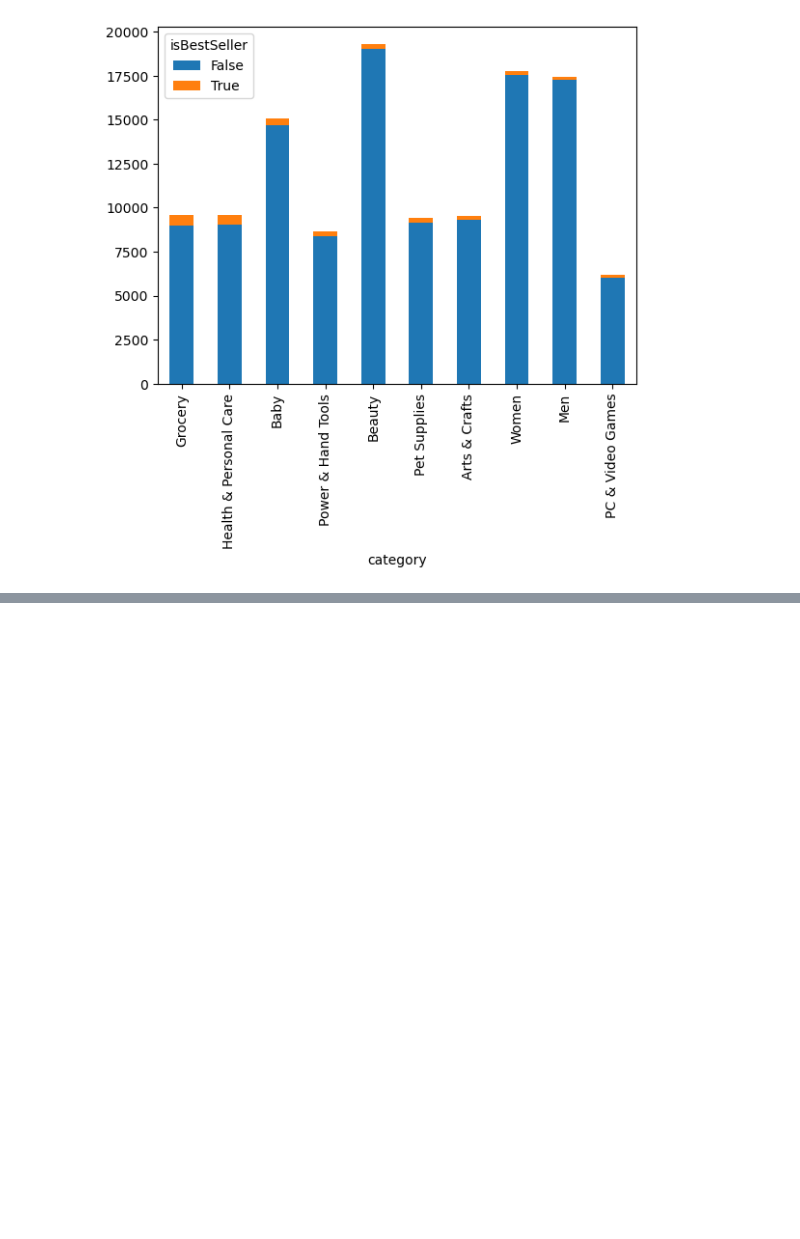
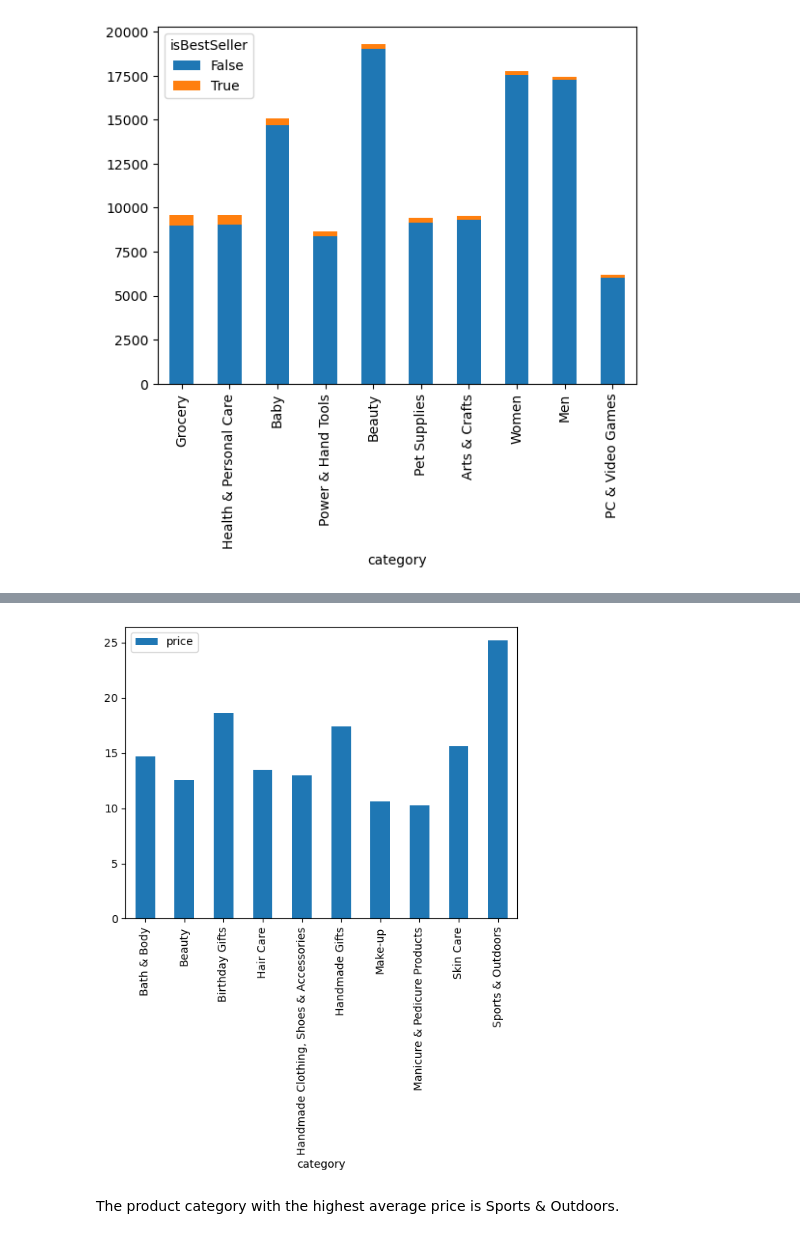
Before and after one commit to TebasMartinez/lab-eda-bivariate, a Jupyter notebook: lab-eda-bivariate.ipynb, the cells around one changed output, grey strips where cells are left out. Drawn from its saved outputs; the diff is of its cells as text; code cells hidden in the pictures; blank space fills up the shorter version.

```diff
--- a/lab-eda-bivariate.ipynb
+++ b/lab-eda-bivariate.ipynb
@@ -117,0 +181,10 @@ crosstab_result[crosstab_result.index != "Sports & Outdoors"].sort_values(by=[Tr
+# %%
+df_no_outliers_top10categories = df_no_outliers[df_no_outliers["category"]
+        .isin(df_no_outliers["category"]
+        .value_counts()
+        .sort_values(ascending=False)[:10]
+        .index)]
+# %%
+top10_avg_prices = df_no_outliers_top10categories.groupby("category")["price"].mean().round(2)
+top10_avg_prices_df = pd.DataFrame(top10_avg_prices)
+top10_avg_prices_df
@@ -117,0 +204,8 @@ crosstab_result[crosstab_result.index != "Sports & Outdoors"].sort_values(by=[Tr
+# %%
+top10_avg_prices_df.plot(kind="bar")
+plt.xticks(rotation=90)
+plt.show();
+# %% [output]
+[figure, added]
+# %% [markdown]
+The product category with the highest average price is Sports & Outdoors.
```
Also changed, not shown: parts of 22 cells of this notebook.
